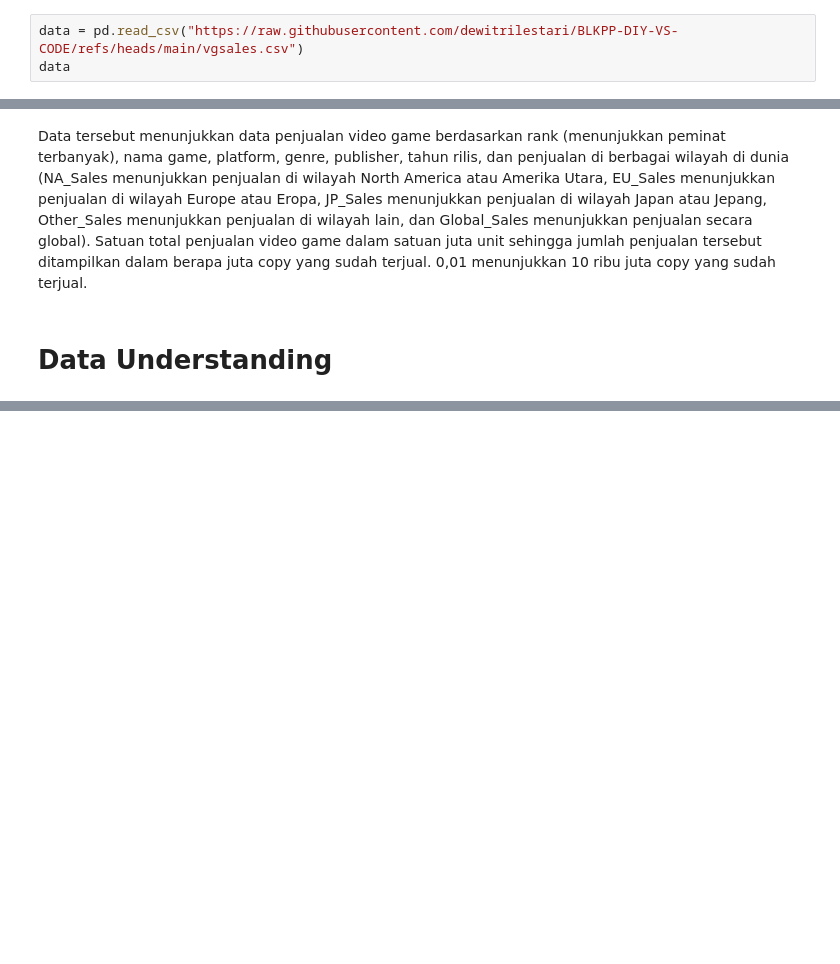
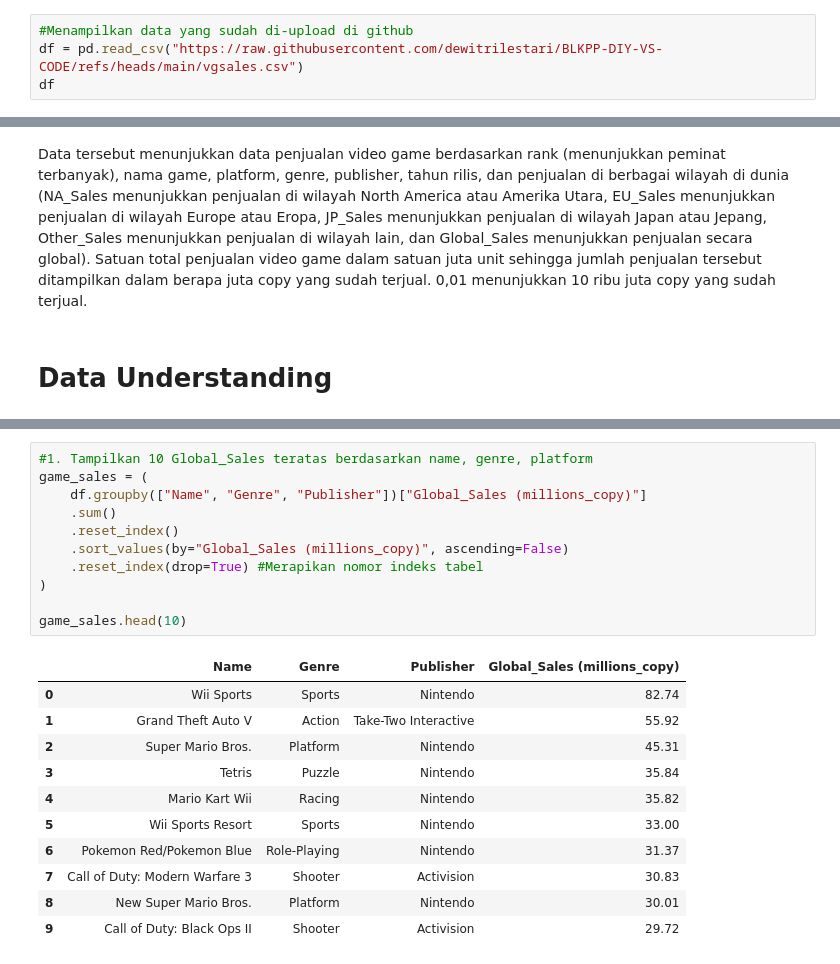
Before and after one commit to dewitrilestari/BLKPP-DIY-VS-CODE, a Jupyter notebook: Mini_Project_Kelompok_2.ipynb, the cells around one changed output, grey strips where cells are left out. Saved outputs shown, nothing was run; the diff lists cells and outputs as text; blank space fills up the shorter version.

```diff
--- a/Mini_Project_Kelompok_2.ipynb
+++ b/Mini_Project_Kelompok_2.ipynb
@@ -17,8 +25,9 @@ from sqlalchemy import create_engine
 # %% [markdown]
 ## Read data
 # %%
-data = pd.read_csv("https://raw.githubusercontent.com/dewitrilestari/BLKPP-DIY-VS-CODE/refs/heads/main/vgsales.csv")
-data
+#Menampilkan data yang sudah di-upload di github
+df = pd.read_csv("https://raw.githubusercontent.com/dewitrilestari/BLKPP-DIY-VS-CODE/refs/heads/main/vgsales.csv")
+df
 # %% [output]
 |  | Rank | Name | Platform | Year | Genre | Publisher | NA_Sales | EU_Sales | JP_Sales | Other_Sales | ... |
 | 0 | 1 | Wii Sports | Wii | 2006.0 | Sports | Nintendo | 41.49 | 29.02 | 3.77 | 8.46 | ... |
@@ -416,0 +242,23 @@ Name: count, dtype: int64
+# %%
+#1. Tampilkan 10 Global_Sales teratas berdasarkan name, genre, platform
+game_sales = (
+    df.groupby(["Name", "Genre", "Publisher"])["Global_Sales (millions_copy)"]
+    .sum()
+    .reset_index()
+    .sort_values(by="Global_Sales (millions_copy)", ascending=False)
+    .reset_index(drop=True) #Merapikan nomor indeks tabel
+)
+
+game_sales.head(10)
+# %% [output]
+|  | Name | Genre | Publisher | Global_Sales (millions_copy) |
+| 0 | Wii Sports | Sports | Nintendo | 82.74 |
+| 1 | Grand Theft Auto V | Action | Take-Two Interactive | 55.92 |
+| 2 | Super Mario Bros. | Platform | Nintendo | 45.31 |
+| 3 | Tetris | Puzzle | Nintendo | 35.84 |
+| 4 | Mario Kart Wii | Racing | Nintendo | 35.82 |
+| 5 | Wii Sports Resort | Sports | Nintendo | 33.00 |
+| 6 | Pokemon Red/Pokemon Blue | Role-Playing | Nintendo | 31.37 |
+| 7 | Call of Duty: Modern Warfare 3 | Shooter | Activision | 30.83 |
+| 8 | New Super Mario Bros. | Platform | Nintendo | 30.01 |
+| 9 | Call of Duty: Black Ops II | Shooter | Activision | 29.72 |
```
Also changed, not shown: parts of 74 cells of this notebook.
